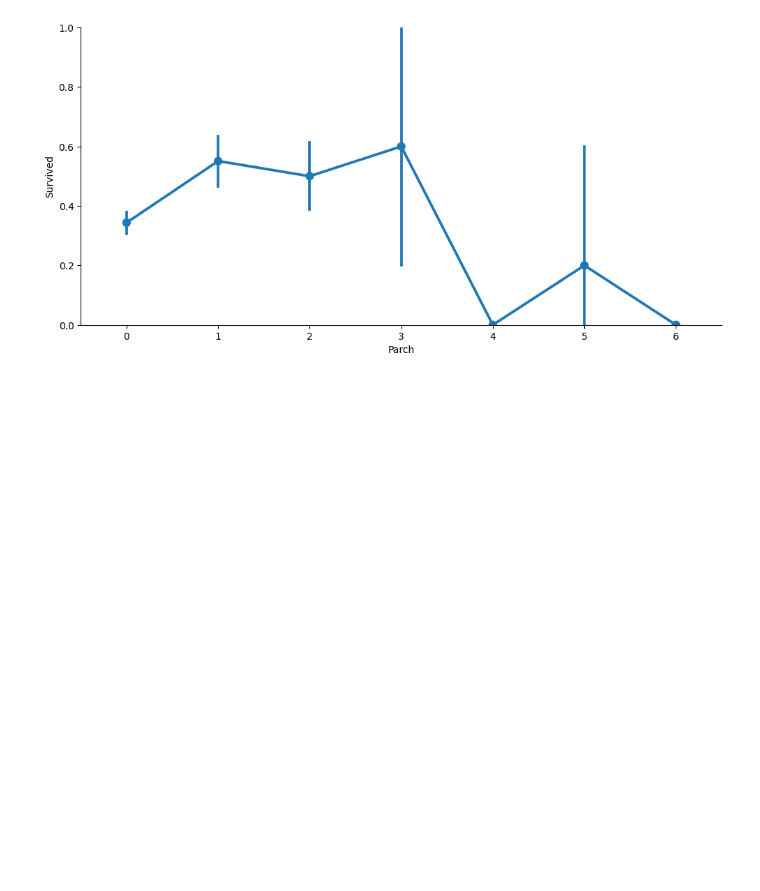
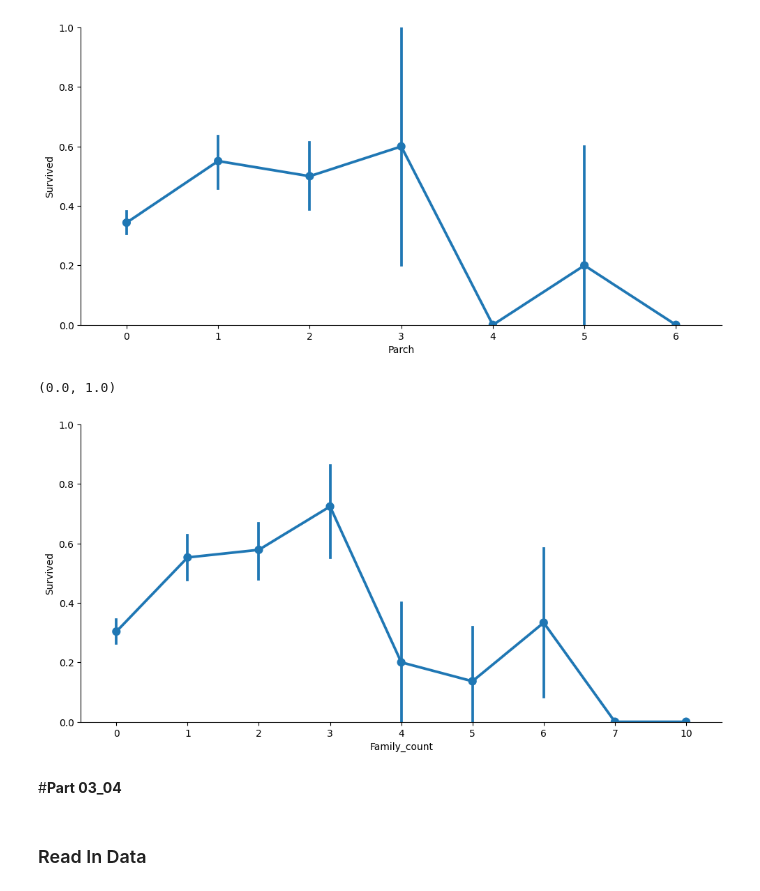
Before and after one commit to ArifAygun/Applied-Machine-Learning-Feature-Engineering, a Jupyter notebook: AA_AML_Feature_Engineering.ipynb, the cells around one changed output. Cells and saved outputs as stored; diff of their text form; code cells hidden in the pictures; blank space fills up the shorter version.

Commit message:
Colaboratory kullanılarak oluşturuldu

```diff
--- a/AA_AML_Feature_Engineering.ipynb
+++ b/AA_AML_Feature_Engineering.ipynb
@@ -276,0 +300,12 @@ sns.barplot(x='AgeMissing', y='Survived', data=titanic)
+# %%
+# Read in the data from the data folder
+import pandas as pd
+
+import pandas as pd
+from google.colab import drive
+drive.mount('/content/drive/')
+
+%cd /content/drive/My Drive/Datasets/LinkedinDS/Feature Engineering
+
+titanic = pd.read_csv("titanic.csv")
+titanic.head()
@@ -346,0 +389,12 @@ for col in ['Pclass', 'SibSp', 'Parch']:
+# %%
+# Create a new family count feature
+titanic['Family_count'] = titanic['SibSp'] + titanic['Parch']
+sns.catplot(x='Family_count', y='Survived', data=titanic, kind='point', aspect=2, )
+plt.ylim(0, 1)
+# %% [output]
+(0.0, 1.0)
+[figure, added]
+# %% [markdown]
+#**Part 03_04**
+# %% [markdown]
+### Read In Data
```
Also changed, not shown: parts of 24 cells of this notebook.
